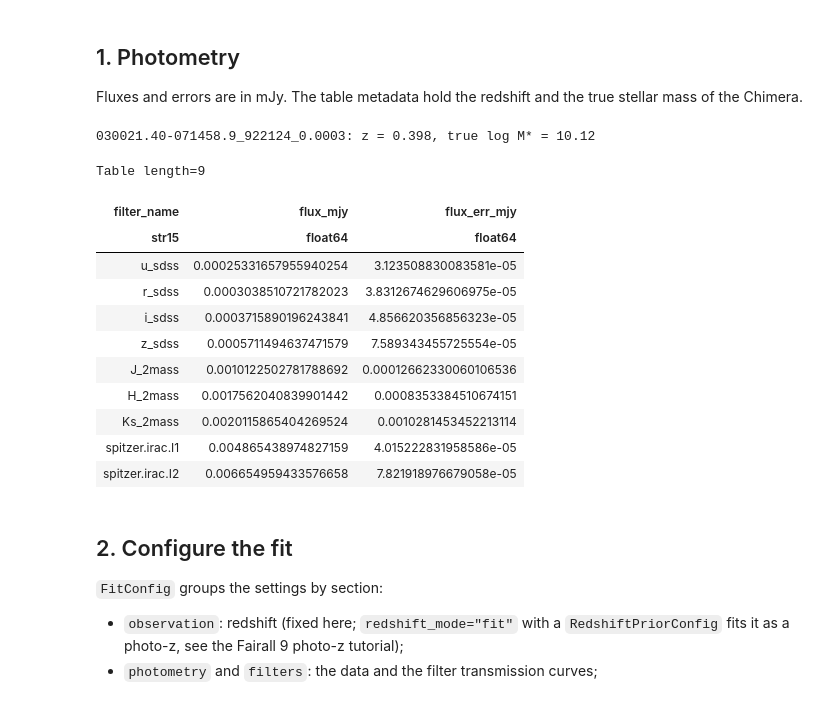
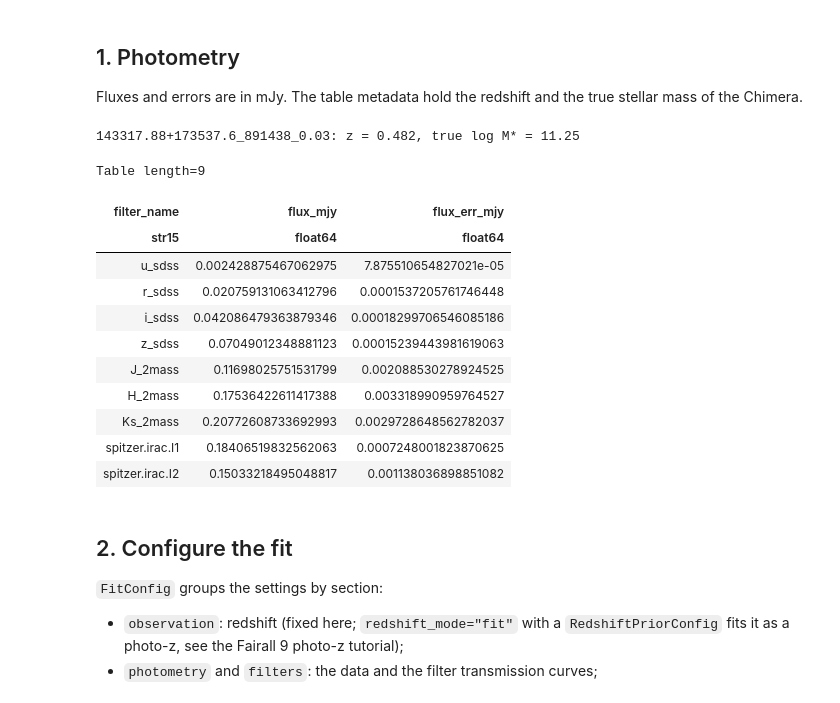
Before and after one commit to burke86/jaxsedfit, a Jupyter notebook: notebooks/01_example.ipynb, the cells around one changed output. Cells and saved outputs as stored; diff of their text form; code cells hidden in the pictures.

```diff
--- a/notebooks/01_example.ipynb
+++ b/notebooks/01_example.ipynb
@@ -32,25 +32,25 @@ from jaxsedfit import (
 
 Fluxes and errors are in mJy. The table metadata hold the redshift and the true stellar mass of the Chimera.
 # %%
-phot = Table.read("data/chimera_cosmos_922124.ecsv")
+phot = Table.read("data/chimera_cosmos_891438.ecsv")
 z = phot.meta["redshift"]
 truth_log_mass = phot.meta["log_stellar_mass_truth"]
 print(f"{phot.meta['object_id']}: z = {z:.3f}, true log M* = {truth_log_mass:.2f}")
 phot
 # %% [output]
-030021.40-071458.9_922124_0.0003: z = 0.398, true log M* = 10.12
+143317.88+173537.6_891438_0.03: z = 0.482, true log M* = 11.25
 Table length=9
 | filter_name | flux_mjy | flux_err_mjy |
 | str15 | float64 | float64 |
-| u_sdss | 0.00025331657955940254 | 3.123508830083581e-05 |
-| r_sdss | 0.0003038510721782023 | 3.8312674629606975e-05 |
-| i_sdss | 0.0003715890196243841 | 4.856620356856323e-05 |
-| z_sdss | 0.0005711494637471579 | 7.589343455725554e-05 |
-| J_2mass | 0.0010122502781788692 | 0.00012662330060106536 |
-| H_2mass | 0.0017562040839901442 | 0.0008353384510674151 |
-| Ks_2mass | 0.0020115865404269524 | 0.0010281453452213114 |
-| spitzer.irac.I1 | 0.004865438974827159 | 4.015222831958586e-05 |
-| spitzer.irac.I2 | 0.006654959433576658 | 7.821918976679058e-05 |
+| u_sdss | 0.002428875467062975 | 7.875510654827021e-05 |
+| r_sdss | 0.020759131063412796 | 0.0001537205761746448 |
+| i_sdss | 0.042086479363879346 | 0.00018299706546085186 |
+| z_sdss | 0.07049012348881123 | 0.00015239443981619063 |
+| J_2mass | 0.11698025751531799 | 0.002088530278924525 |
+| H_2mass | 0.17536422611417388 | 0.003318990959764527 |
+| Ks_2mass | 0.20772608733692993 | 0.0029728648562782037 |
+| spitzer.irac.I1 | 0.18406519832562063 | 0.0007248001823870625 |
+| spitzer.irac.I2 | 0.15033218495048817 | 0.001138036898851082 |
 # %% [markdown]
 ## 2. Configure the fit
 
```
Also changed, not shown: parts of 6 cells of this notebook, 11 other files.
